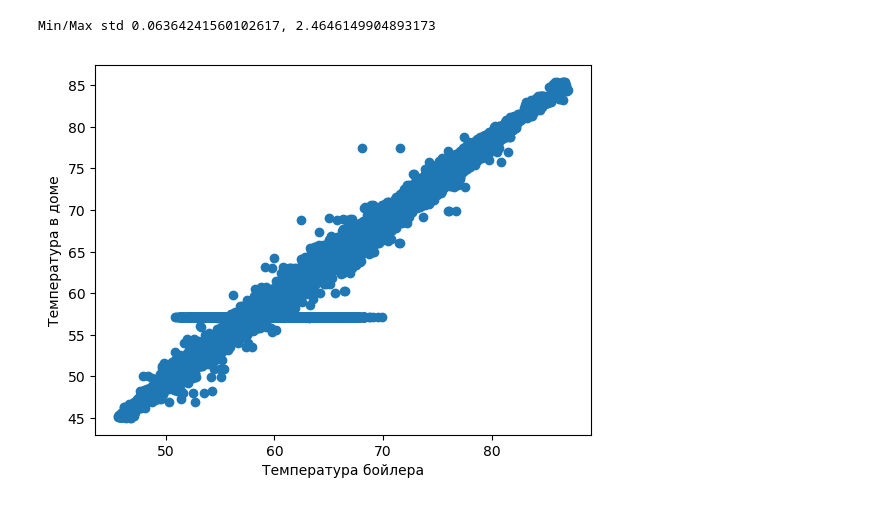
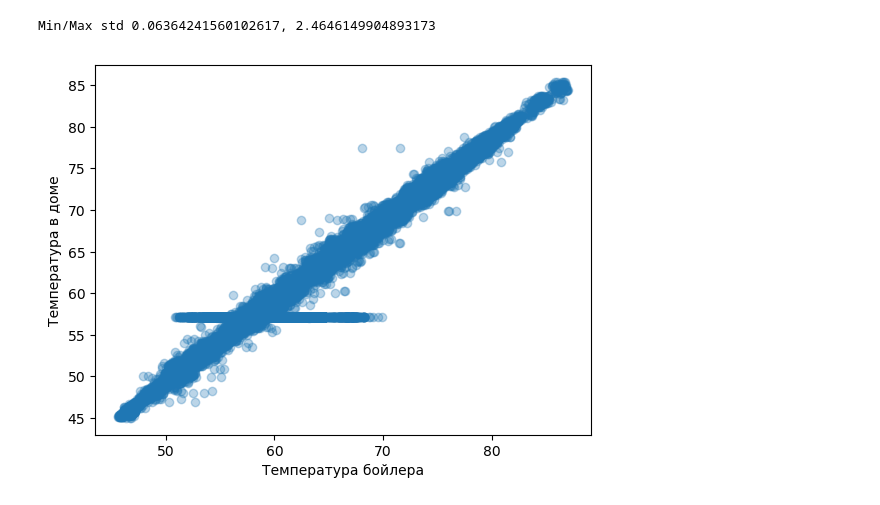
Before and after one commit to cool-soft/BoilerForge-Georgij, a Jupyter notebook: plot_corr_tables.ipynb, the cells around one changed output. Drawn from its saved outputs; the diff is of its cells as text; code cells hidden in the pictures.

```diff
--- a/plot_corr_tables.ipynb
+++ b/plot_corr_tables.ipynb
@@ -90,9 +90,9 @@ Min/Max std 0.06364241560102617, 2.4646149904893173
 # %%
 moved_boiler_temp = boiler_forward_temp[:-lag],
 moved_home_temp = home_forward_temp[lag:]
-plt.scatter(moved_boiler_temp, moved_home_temp)
+plt.scatter(moved_boiler_temp, moved_home_temp, alpha=0.3)
 plt.xlabel("Температура бойлера")
 plt.ylabel("Температура в доме")
 plt.show()
 # %% [output]
-[figure, old version]
+[figure, new version]
```
Also changed, not shown: 1 other file.
